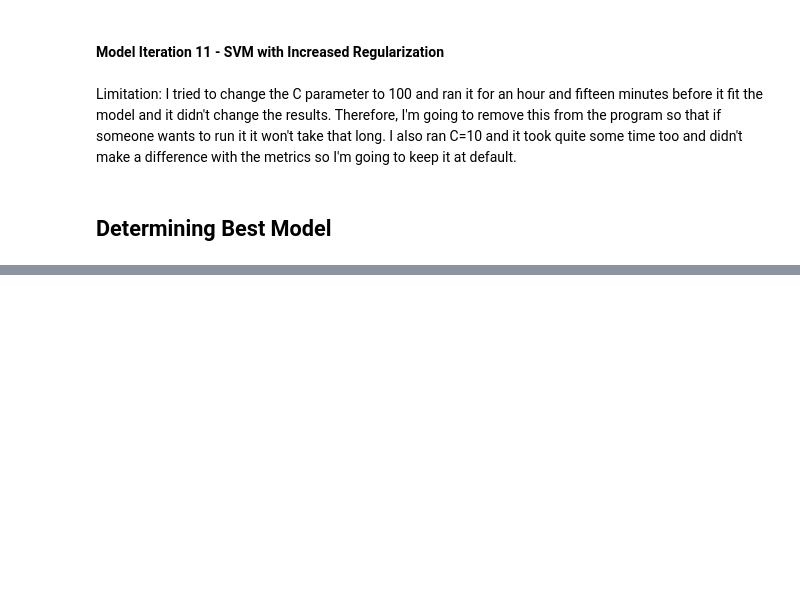
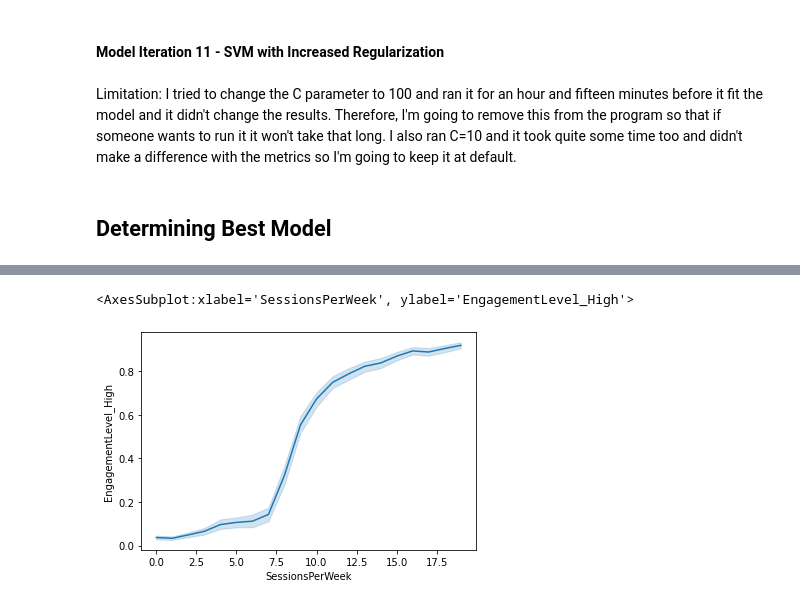
Before and after one commit to josh-g-grimes/Gaming-Behavior, a Jupyter notebook: gb_final_notebook.ipynb, the cells around one changed output, grey strips where cells are left out. Drawn from its saved outputs; the diff is of its cells as text; code cells hidden in the pictures; blank space fills up the shorter version.

```diff
--- a/gb_final_notebook.ipynb
+++ b/gb_final_notebook.ipynb
@@ -847,0 +923,5 @@ All of the models had the same recall score except the baseline logistic regress
+# %%
+sns.lineplot(data=gb, x='SessionsPerWeek', y='EngagementLevel_High')
+# %% [output]
+<AxesSubplot:xlabel='SessionsPerWeek', ylabel='EngagementLevel_High'>
+[figure, added]
```
Also changed, not shown: parts of 35 cells of this notebook.
